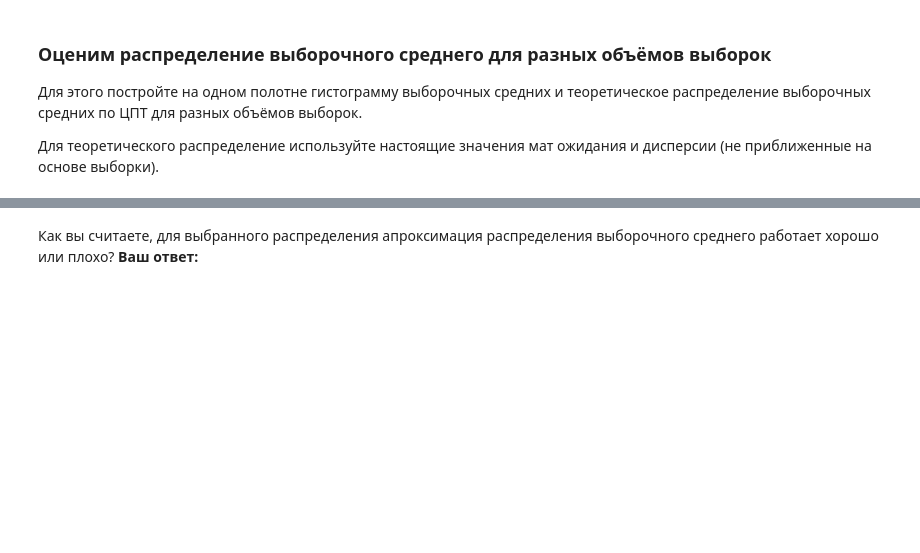
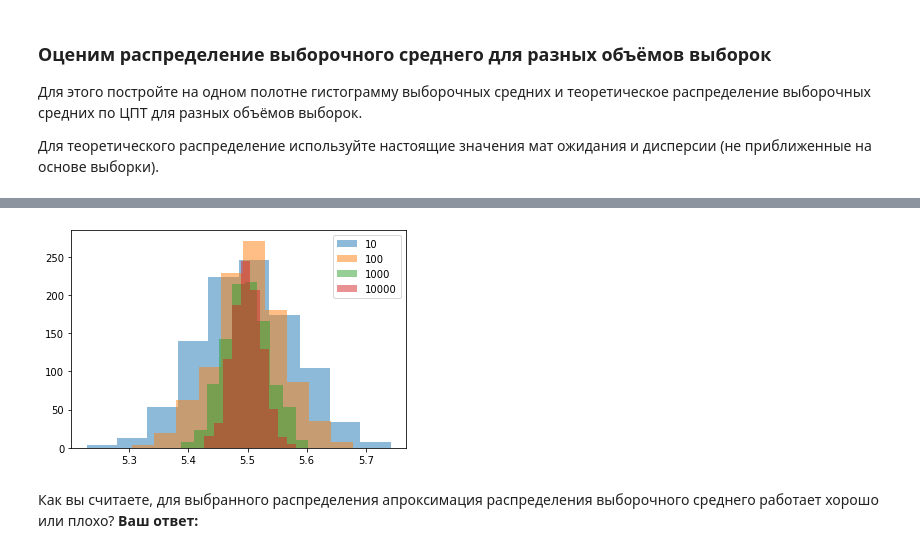
Before and after one commit to OlViMshv/DA_python, a Jupyter notebook: Практика_к_занятию_12-empty.ipynb, the cells around one changed output, grey strips where cells are left out. Saved outputs shown, nothing was run; the diff lists cells and outputs as text; code cells hidden in the pictures; blank space fills up the shorter version.

```diff
--- a/Практика_к_занятию_12-empty.ipynb
+++ b/Практика_к_занятию_12-empty.ipynb
@@ -77,3 +86,19 @@ print(sample_var)
+# %%
+# ваш код тут
+
+norm_rv = sts.norm(loc=uniform_rv.mean(), scale=uniform_rv.std() / np.sqrt(N))
+
+# сгенерируем много выборочных средних
+for N in [10, 20, 50, 100]:
+  means = []
+  for i in range(1000):
+    means.append(np.mean(norm_rv.rvs(N)))
+  plt.hist(means, alpha=0.5)
+
+plt.legend(['10', '100', '1000', '10000'])
+plt.show()
+# %% [output]
+[figure, added]
 # %% [markdown]
 Как вы считаете, для выбранного распределения апроксимация распределения выборочного среднего работает хорошо или плохо?
 **Ваш ответ:**
```
Also changed, not shown: parts of 8 cells of this notebook.
